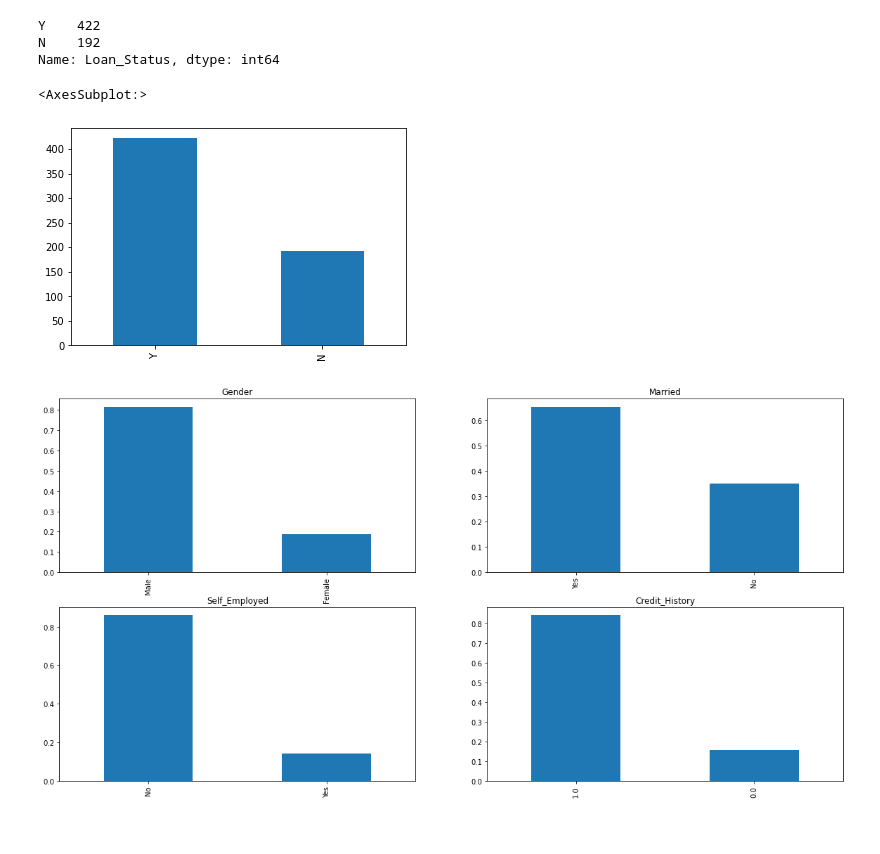
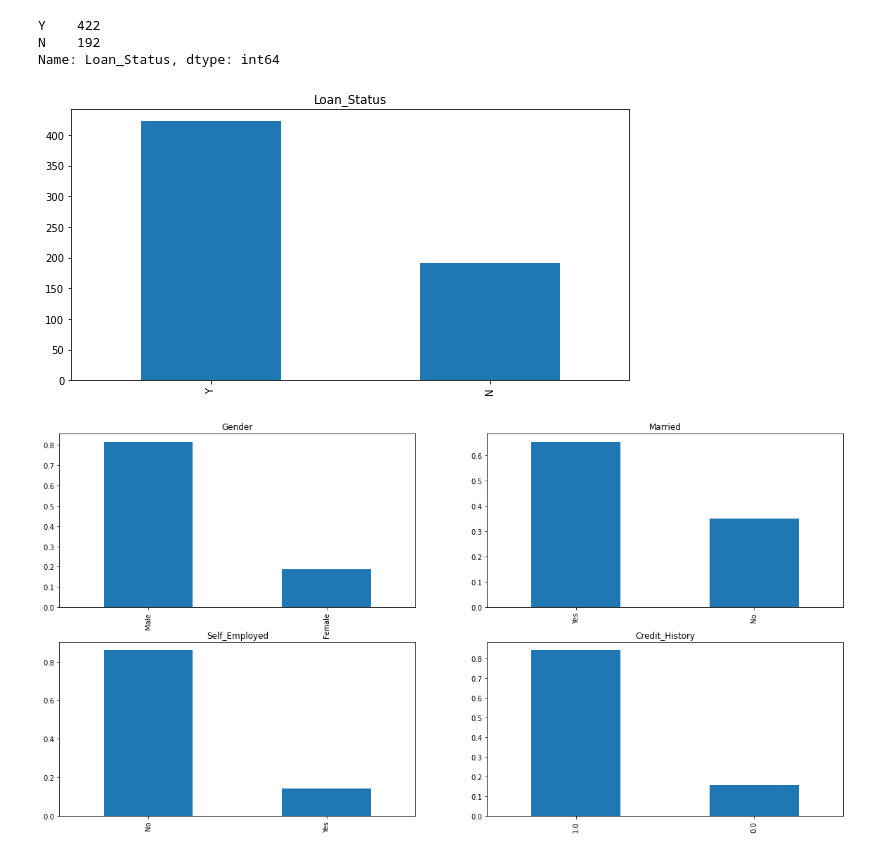
Before and after one commit to begussimo/credit-risk-analysis-with-python, a Jupyter notebook: CreditRisk_Analysis_Of_Loans_Phython.ipynb, the cells around one changed output. Drawn from its saved outputs; the diff is of its cells as text; code cells hidden in the pictures.

```diff
--- a/CreditRisk_Analysis_Of_Loans_Phython.ipynb
+++ b/CreditRisk_Analysis_Of_Loans_Phython.ipynb
@@ -56,10 +56,10 @@ Y    422
 N    192
 Name: Loan_Status, dtype: int64
 # %%
-train['Loan_Status'].value_counts().plot.bar()
+train['Loan_Status'].value_counts().plot.bar(figsize=(10,5),title='Loan_Status')
+plt.savefig('Loan_Status.jpeg')
 # %% [output]
-<AxesSubplot:>
-[figure, old version]
+[figure, new version]
 # %%
 plt.figure(1)
 plt.subplot(221)
```
Also changed, not shown: parts of 11 cells of this notebook, 17 other files.
